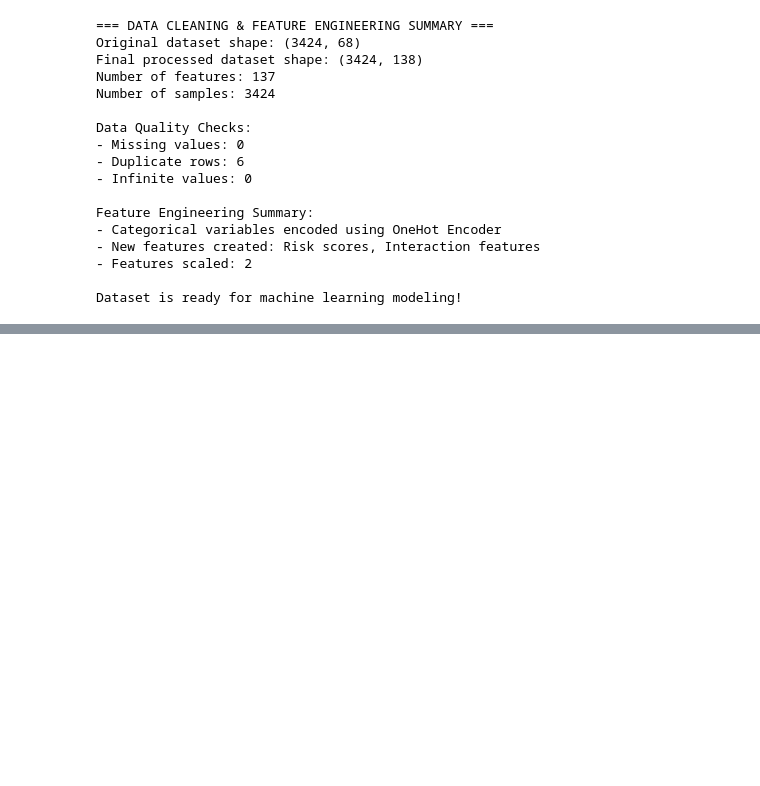
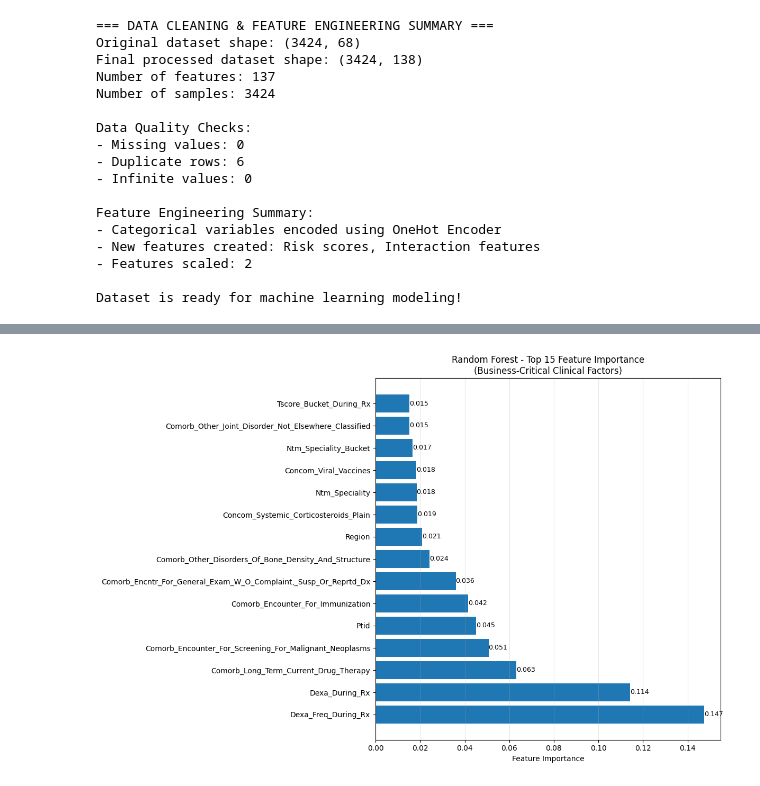
Before and after one commit to SKeval/Persistency-of-Drug-Healthcare-Project, a Jupyter notebook: app.ipynb, the cells around one changed output, grey strips where cells are left out. Saved outputs shown, nothing was run; the diff lists cells and outputs as text; code cells hidden in the pictures; blank space fills up the shorter version.

Commit message:
Model

```diff
--- a/app.ipynb
+++ b/app.ipynb
@@ -1055,0 +1921,80 @@ Dataset is ready for machine learning modeling!
+# %%
+# Model 2: Random Forest Implementation
+print("🌳 Training Random Forest Model...")
+
+# Initialize Random Forest with balanced class weights
+rf_model = RandomForestClassifier(
+    n_estimators=100,
+    class_weight='balanced',
+    random_state=random_state,
+    max_depth=10,  # Prevent overfitting
+    min_samples_split=5,
+    min_samples_leaf=2,
+    n_jobs=-1  # Use all processors
+)
+
+# Train the model (can use original features, scaling not required)
+rf_model.fit(X_train, y_train)
+
+# Cross-validation scores
+print("📊 Cross-Validation Performance:")
+cv_scores_rf = cross_val_score(rf_model, X_train, y_train, cv=cv_strategy, scoring='accuracy')
+cv_roc_scores_rf = cross_val_score(rf_model, X_train, y_train, cv=cv_strategy, scoring='roc_auc')
+
+print(f"   Accuracy: {cv_scores_rf.mean():.4f} (±{cv_scores_rf.std()*2:.4f})")
+print(f"   ROC-AUC: {cv_roc_scores_rf.mean():.4f} (±{cv_roc_scores_rf.std()*2:.4f})")
+
+# Test set predictions
+y_pred_rf = rf_model.predict(X_test)
+y_pred_proba_rf = rf_model.predict_proba(X_test)[:, 1]
+
+# Calculate metrics
+rf_metrics = {
+    'Model': 'Random Forest',
+    'Accuracy': accuracy_score(y_test, y_pred_rf),
+    'Precision': precision_score(y_test, y_pred_rf),
+    'Recall': recall_score(y_test, y_pred_rf),
+    'F1-Score': f1_score(y_test, y_pred_rf),
+    'ROC-AUC': roc_auc_score(y_test, y_pred_proba_rf)
+}
+
+print(f"\n📈 Test Set Performance:")
+for metric, value in rf_metrics.items():
+    if metric != 'Model':
+        print(f"   {metric}: {value:.4f}")
+
+# Feature importance
+feature_importance_rf = pd.DataFrame({
+    'Feature': feature_names,
+    'Importance': rf_model.feature_importances_
+}).sort_values('Importance', ascending=False)
+
+print(f"\n🔍 Top 15 Most Important Features:")
+for i, row in feature_importance_rf.head(15).iterrows():
+    print(f"   📊 {row['Feature']}: {row['Importance']:.4f}")
+
+# Classification report
+print(f"\n📋 Classification Report:")
+print(classification_report(y_test, y_pred_rf, target_names=['Non-Persistent', 'Persistent']))
+
+# Feature importance visualization
+plt.figure(figsize=(12, 8))
+top_features = feature_importance_rf.head(15)
+bars = plt.barh(range(len(top_features)), top_features['Importance'])
+plt.yticks(range(len(top_features)), top_features['Feature'])
+plt.xlabel('Feature Importance')
+plt.title('Random Forest - Top 15 Feature Importance\n(Business-Critical Clinical Factors)')
+plt.grid(axis='x', alpha=0.3)
+
+# Add value labels on bars
+for i, bar in enumerate(bars):
+    width = bar.get_width()
+    plt.text(width, bar.get_y() + bar.get_height()/2,
+             f'{width:.3f}', ha='left', va='center', fontsize=9)
+
+plt.tight_layout()
+plt.show()
+
+print("✅ Random Forest completed!")
+print("-" * 60)
+# %% [output]
@@ -1055,0 +2018 @@ Dataset is ready for machine learning modeling!
+[figure, added]
```
Also changed, not shown: parts of 39 cells of this notebook.
